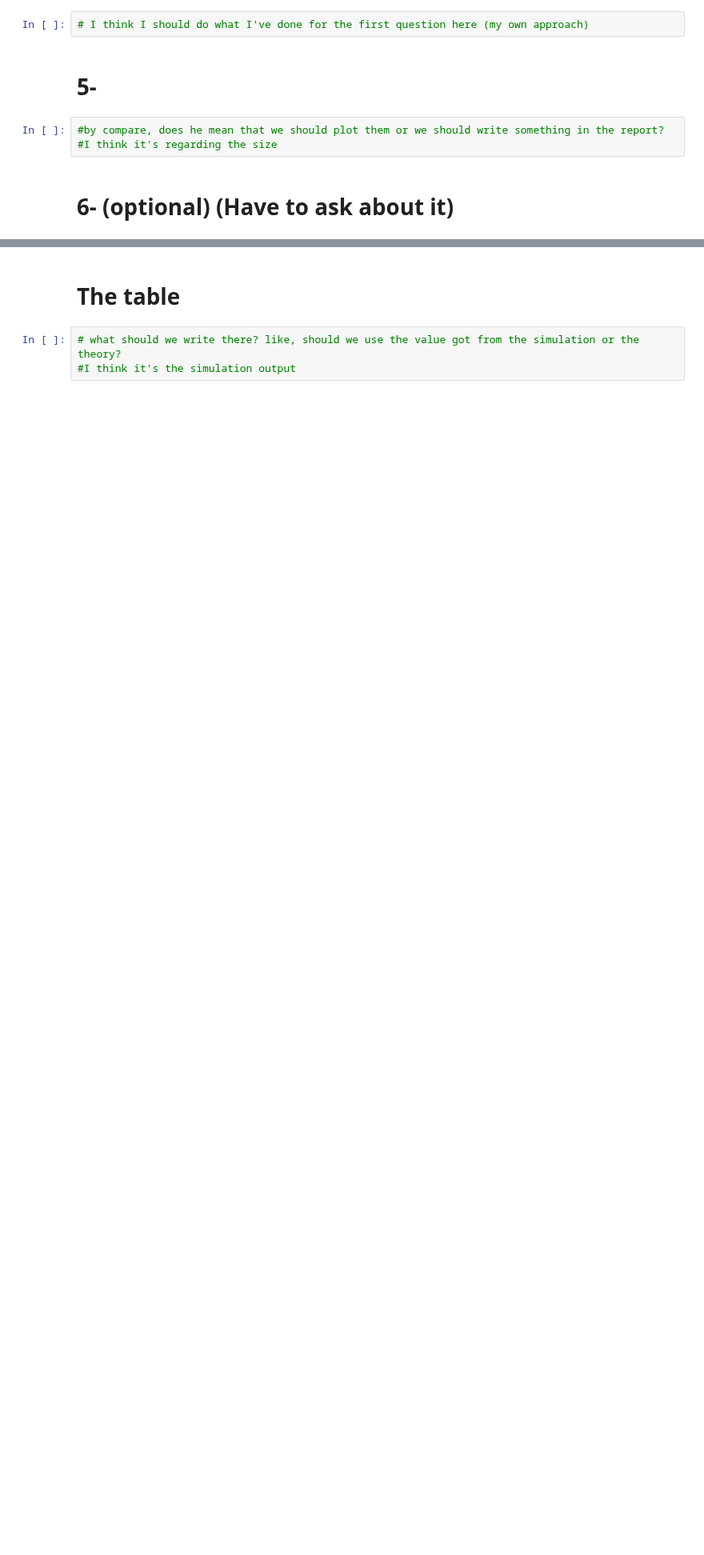
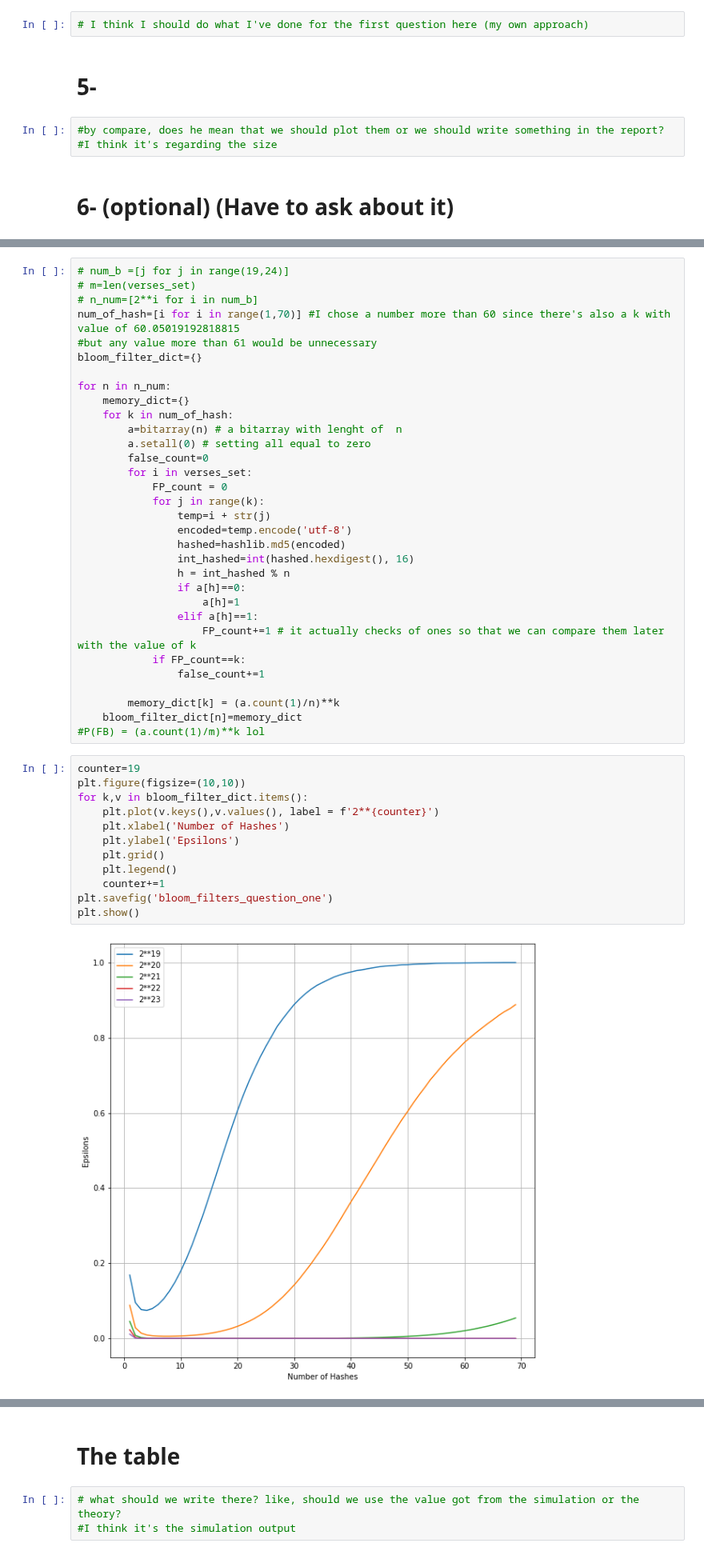
Before and after one commit to DrDoof14/Computer-AidedSimulationsLab, a Jupyter notebook: 17/lab17.ipynb, the cells around one changed output, grey strips where cells are left out. Shown at 80% size. Drawn from its saved outputs; the diff is of its cells as text; blank space fills up the shorter version.

```diff
--- a/17/lab17.ipynb
+++ b/17/lab17.ipynb
@@ -973,0 +1050,46 @@ No artists with labels found to put in legend.  Note that artists whose label st
+# %%
+# num_b =[j for j in range(19,24)]
+# m=len(verses_set)
+# n_num=[2**i for i in num_b]
+num_of_hash=[i for i in range(1,70)] #I chose a number more than 60 since there's also a k with value of 60.05019192818815
+#but any value more than 61 would be unnecessary
+bloom_filter_dict={}
+
+for n in n_num:
+    memory_dict={}
+    for k in num_of_hash:
+        a=bitarray(n) # a bitarray with lenght of  n
+        a.setall(0) # setting all equal to zero
+        false_count=0
+        for i in verses_set:
+            FP_count = 0
+            for j in range(k):
+                temp=i + str(j)
+                encoded=temp.encode('utf-8')
+                hashed=hashlib.md5(encoded)
+                int_hashed=int(hashed.hexdigest(), 16)
+                h = int_hashed % n
+                if a[h]==0:
+                    a[h]=1
+                elif a[h]==1:
+                    FP_count+=1 # it actually checks of ones so that we can compare them later with the value of k
+            if FP_count==k:
+                false_count+=1
+
+        memory_dict[k] = (a.count(1)/n)**k
+    bloom_filter_dict[n]=memory_dict
+#P(FB) = (a.count(1)/m)**k lol
+# %%
+counter=19
+plt.figure(figsize=(10,10))
+for k,v in bloom_filter_dict.items():
+    plt.plot(v.keys(),v.values(), label = f'2**{counter}')
+    plt.xlabel('Number of Hashes')
+    plt.ylabel('Epsilons')
+    plt.grid()
+    plt.legend()
+    counter+=1
+plt.savefig('bloom_filters_question_one')
+plt.show()
+# %% [output]
+[figure, added]
```
Also changed, not shown: parts of 39 cells of this notebook, 1 other file.
